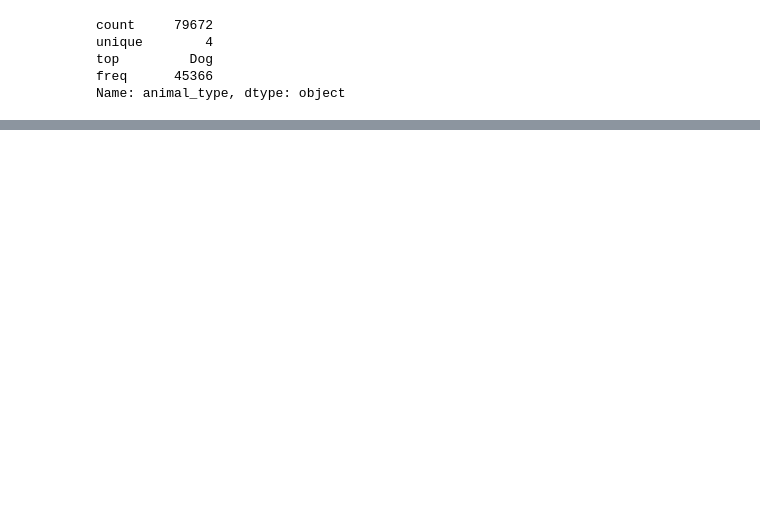
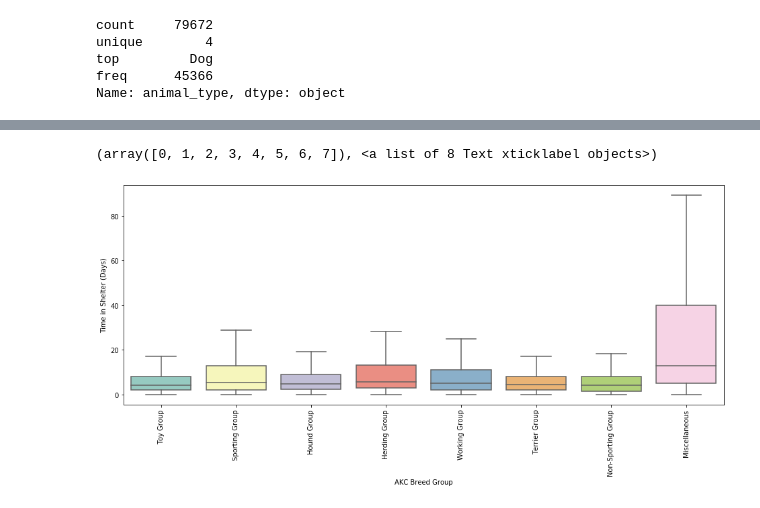
Before and after one commit to krritz/Animal-Shelter-Exploratory-Analysis, a Jupyter notebook: Animal Shelter Analysis.ipynb, the cells around one changed output, grey strips where cells are left out. Saved outputs shown, nothing was run; the diff lists cells and outputs as text; code cells hidden in the pictures; blank space fills up the shorter version.

```diff
--- a/Animal Shelter Analysis.ipynb
+++ b/Animal Shelter Analysis.ipynb
@@ -404,0 +180,4 @@ rotate axis labels - .plot(... rot=[value] ...)
+# %%
+dog_groups = pd.read_csv('dogbreed_categories.csv', header=0)
+dog_groups = dog_groups[['Breed', 'Origin', 'American Kennel Club[4]', 'United Kennel Club[9]']]
+dog_groups.head()
@@ -404,0 +193,8 @@ rotate axis labels - .plot(... rot=[value] ...)
+# %%
+breed_groups = pd.merge(left=dog_breeds, right=dog_groups, left_on='breed', right_on='Breed')
+AKCgroups = ['Hound Group', 'Terrier Group', 'Working Group', 'Herding Group',
+             'Sporting Group', 'Non-Sporting Group', 'Toy Group', 'Miscellaneous']
+breed_groups = breed_groups[breed_groups['American Kennel Club[4]'].isin(AKCgroups)]
+# %%
+sortbreedgroup = breed_groups['American Kennel Club[4]'].value_counts().to_dict()
+sortbreedgroup
@@ -404,0 +210,12 @@ rotate axis labels - .plot(... rot=[value] ...)
+# %%
+plt.figure(figsize=(16, 6))
+sns.boxplot(x='American Kennel Club[4]', y='time_in_shelter_days',
+                    data=breed_groups, palette='Set3', showfliers=False, order=sortbreedgroup)
+plt.xlabel('AKC Breed Group')
+plt.ylabel('Time in Shelter (Days)')
+#plt.legend(title='Mixed v. Purebreeds')
+#plt.ylim(0,40)
+plt.xticks(rotation=90)
+# %% [output]
+(array([0, 1, 2, 3, 4, 5, 6, 7]), <a list of 8 Text xticklabel objects>)
+[figure, added]
```
Also changed, not shown: parts of 99 cells of this notebook, 1 other file.
